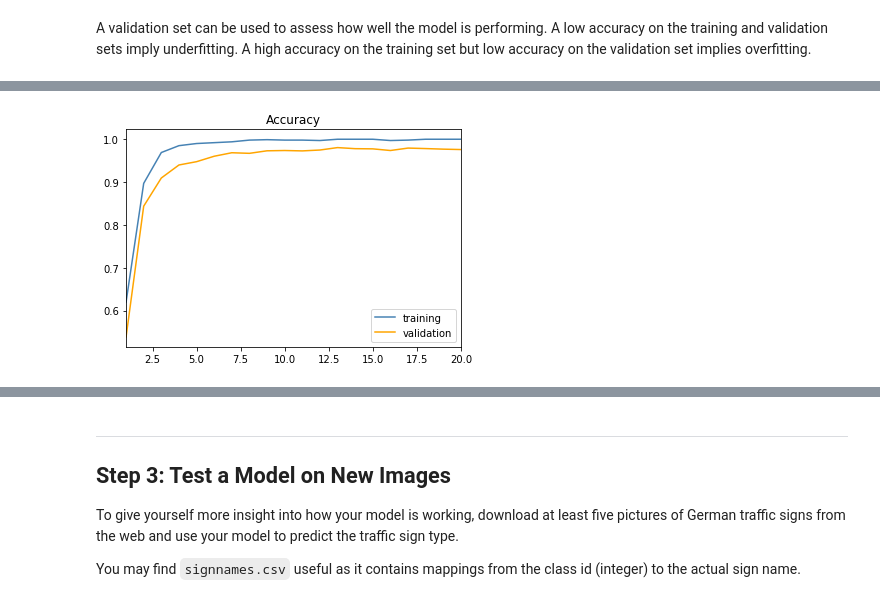
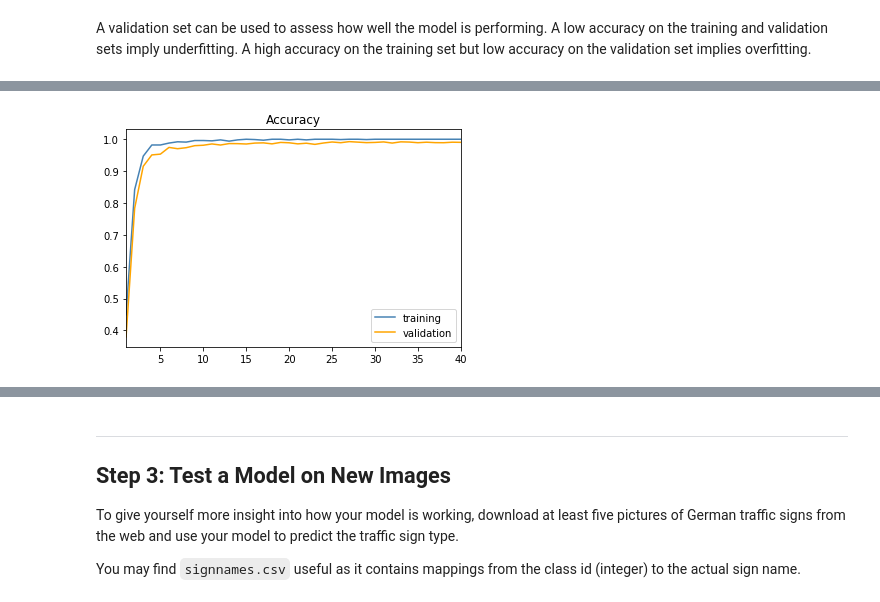
Before and after one commit to koulakis/CarND-Traffic-Sign-Classifier-Project, a Jupyter notebook: Traffic_Sign_Classifier.ipynb, the cells around one changed output, grey strips where cells are left out. Saved outputs shown, nothing was run; the diff lists cells and outputs as text; code cells hidden in the pictures.

```diff
--- a/Traffic_Sign_Classifier.ipynb
+++ b/Traffic_Sign_Classifier.ipynb
@@ -281,15 +290,16 @@ sets imply underfitting. A high accuracy on the training set but low accuracy on
 # %%
+test_images = X_train[:5] / 255.
 init = tf.global_variables_initializer()
 
-input_image = tf.placeholder(dtype=tf.float32, shape=test_image.shape)
-trans_image = tf.image.random_hue(input_image, .1)
-trans_image = tf.image.random_brightness(trans_image, .5)
+input_image = tf.placeholder(dtype=tf.float32, shape=[None, *test_images.shape[1:]])
+trans_image = randomly_transform_image(input_image, hue=.2, brightness=.3)
 
 with tf.Session() as sess:
     sess.run(init)
-    out_image = sess.run(trans_image, feed_dict={input_image: test_image})
-    print(f'Value range - original: [{test_image.min()}, {test_image.max()}]')
-    print(f'Value range - transformed: [{out_image.min()}, {out_image.max()}]')
-    plt.imshow(out_image)
-    plt.show()
+    out_images = sess.run(trans_image, feed_dict={input_image: test_images})
+    print(f'Value range - original: [{test_images.min()}, {test_images.max()}]')
+    print(f'Value range - transformed: [{out_images.min()}, {out_images.max()}]')
+    for img in out_images:
+        plt.imshow(img)
+        plt.show()
 # %% [output]
@@ -299,19 +313,22 @@ Value range - transformed: [-0.198685884475708, 0.801314115524292]
 # %%
-epochs = 20
-learning_rates = [(epochs, .001)]
+epochs = 40
+learning_rates = [(20, .001), (epochs, .0005)]
 batch_size = 128
 dropout = .8
 
-x = tf.placeholder(tf.float32, [None, 32, 32, 3])
-x = tf.image.random_hue(x, .1)
-x = tf.image.random_brightness(x, .5)
+x = tf.placeholder(tf.float32, [None, 32, 32, 3], name='x')
+augment_images = tf.placeholder(tf.bool)
+transformed_x = tf.where(
+    augment_images,
+    randomly_transform_image(x, hue=.2, brightness=.3),
+    x)
 
-y = tf.placeholder(tf.uint8, [None])
+y = tf.placeholder(tf.uint8, [None], name='y')
 y_ohe = tf.one_hot(y, n_classes)
 keep_prob = tf.placeholder(tf.float32)
 learning_rate = tf.placeholder(tf.float32)
 
-logits = conv_net(x, weights, biases, keep_prob)
+logits = conv_net(transformed_x, weights, biases, keep_prob)
 
 cost = tf.reduce_mean(tf.nn.softmax_cross_entropy_with_logits(labels=y_ohe, logits=logits))
 optimizer = (
@@ -329,7 +346,7 @@ init = tf.global_variables_initializer()
 def evaluate_tf_variable(sess, variable, x_pl, y_pl):
     return sess.run(
         variable,
-        feed_dict={x: x_pl, y: y_pl, keep_prob: 1.})
+        feed_dict={transformed_x: x_pl, y: y_pl, keep_prob: 1., augment_images: False})
 # %%
 def plot_learning_curve(train_accs, valid_accs, epochs):
     plt.title('Accuracy')
@@ -360,32 +377,37 @@ with tf.Session() as sess:
     train_accs, valid_accs = [], []
     for epoch in range(epochs):
         train_batch_idx = generate_batch_indices(n_train, batch_size)
 
         epoch_lr = [rate for epoch_thresh, rate in learning_rates if epoch_thresh >= epoch][0]
 
         for batch_idx in train_batch_idx:
             batch_x, batch_y = X_train_scaled[batch_idx], y_train[batch_idx]
 
             sess.run(
                 optimizer,
-                feed_dict={x: batch_x, y: batch_y, keep_prob: 1. - dropout, learning_rate: epoch_lr})
+                feed_dict={
+                    x: batch_x,
+                    y: batch_y,
+                    keep_prob: 1. - dropout,
+                    learning_rate: epoch_lr,
+                    augment_images: True})
 
         loss = evaluate_tf_variable(
             sess,
             cost,
             X_train_scaled[train_evaluation_smaple_idx],
             y_train[train_evaluation_smaple_idx])
         train_acc = evaluate_tf_variable(sess, accuracy, X_train_scaled[train_evaluation_smaple_idx], y_train[train_evaluation_smaple_idx])
         train_accs.append(train_acc)
         valid_acc = evaluate_tf_variable(sess, accuracy, X_valid_scaled, y_valid)
         valid_accs.append(valid_acc)
 
         show_training_output(train_accs, valid_accs, loss, epochs, epoch)
 
     test_acc = evaluate_tf_variable(sess, accuracy, X_test_scaled, y_test)
     print('Testing Accuracy: {:.6f}'.format(test_acc))
 
     saver.save(sess, './models/lenet_wider_doule_convolution_layers')
     print('Model saved')
 # %% [output]
-[figure, old version]
+[figure, new version]
```
Also changed, not shown: parts of 13 cells of this notebook, 1 other file.
